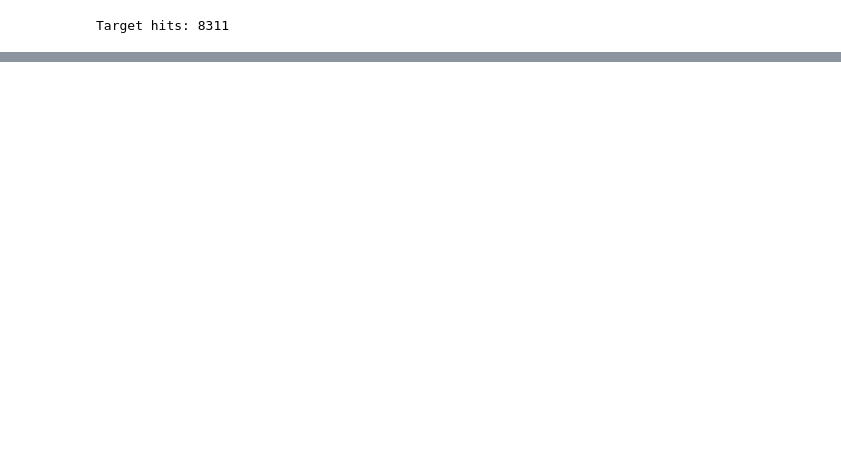
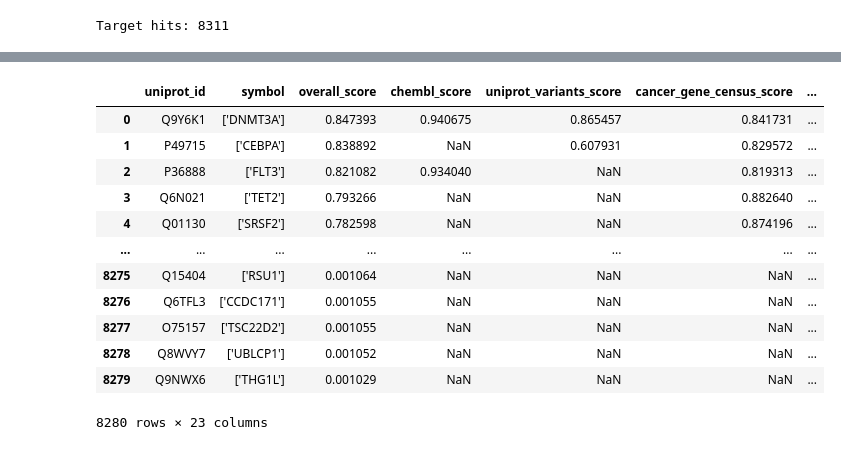
Before and after one commit to martina-occhetta/AIDD_group-project, a Jupyter notebook: OT_disease_to_target/get_data_from_opentarget_using_api.ipynb, the cells around one changed output, grey strips where cells are left out. Cells and saved outputs as stored; diff of their text form; code cells hidden in the pictures; blank space fills up the shorter version.

Commit message:
add post processing for OT_disease to target

```diff
--- a/OT_disease_to_target/get_data_from_opentarget_using_api.ipynb
+++ b/OT_disease_to_target/get_data_from_opentarget_using_api.ipynb
@@ -93,0 +166,42 @@ targets_df.to_csv('target_associated_with_AML.csv', index=False)
+# %%
+uniprot_found_df = targets_df_expand[(targets_df_expand['uniprot_id'] != "Not found")].sort_values(by=['uniprot_id', 'overall_score'], ascending=False)
+uniprot_non_found_df = targets_df_expand[(targets_df_expand['uniprot_id'] == "Not found")]
+# %%
+uniprot_found_df_new = (uniprot_found_df.groupby(['uniprot_id'])
+                        .agg({
+                            'symbol': lambda x: str(x.tolist()),
+                            'overall_score': 'mean',
+                            'chembl_score': 'mean',
+                            'uniprot_variants_score': 'mean', 'cancer_gene_census_score':'mean', 'intogen_score': 'mean',
+                            'eva_somatic_score': 'mean', 'eva_score': 'mean', 'uniprot_literature_score': 'mean',
+                            'gene_burden_score': 'mean', 'slapenrich_score': 'mean', 'cancer_biomarkers_score': 'mean',
+                            'europepmc_score': 'mean', 'genomics_england_score': 'mean', 'gene2phenotype_score': 'mean',
+                            'clingen_score': 'mean', 'orphanet_score': 'mean', 'impc_score': 'mean', 'crispr_score': 'mean',
+                            'expression_atlas_score': 'mean', 'reactome_score': 'mean', 'ot_genetics_portal_score': 'mean'
+                            })
+                        .reset_index())
+
+uniprot_found_df_new.sort_values(by='overall_score', ascending=False, inplace=True)
+uniprot_found_df_new.reset_index(drop=True, inplace=True)
+
+
+uniprot_non_found_df =  (uniprot_non_found_df.groupby(['symbol'])
+                         .agg({
+                            'uniprot_id': lambda x: str(x.to_list()[0]),
+                            'overall_score': 'mean',
+                            'chembl_score': 'mean',
+                            'uniprot_variants_score': 'mean', 'cancer_gene_census_score':'mean', 'intogen_score': 'mean',
+                            'eva_somatic_score': 'mean', 'eva_score': 'mean', 'uniprot_literature_score': 'mean',
+                            'gene_burden_score': 'mean', 'slapenrich_score': 'mean', 'cancer_biomarkers_score': 'mean',
+                            'europepmc_score': 'mean', 'genomics_england_score': 'mean', 'gene2phenotype_score': 'mean',
+                            'clingen_score': 'mean', 'orphanet_score': 'mean', 'impc_score': 'mean', 'crispr_score': 'mean',
+                            'expression_atlas_score': 'mean', 'reactome_score': 'mean', 'ot_genetics_portal_score': 'mean'
+                            })
+                        .reset_index())
+
+uniprot_non_found_df['symbol'] = [f"['{each}']" for each in uniprot_non_found_df['symbol']]
+
+
+targets_df_new = pd.concat([uniprot_found_df_new, uniprot_non_found_df], axis=0)
+targets_df_new.sort_values(by='overall_score', ascending=False, inplace=True)
+targets_df_new.reset_index(drop=True, inplace=True)
@@ -93,0 +224,16 @@ targets_df.to_csv('target_associated_with_AML.csv', index=False)
+# %%
+targets_df_new
+# %% [output]
+|  | uniprot_id | symbol | overall_score | chembl_score | uniprot_variants_score | cancer_gene_census_score | ... |
+| 0 | Q9Y6K1 | ['DNMT3A'] | 0.847393 | 0.940675 | 0.865457 | 0.841731 | ... |
+| 1 | P49715 | ['CEBPA'] | 0.838892 | NaN | 0.607931 | 0.829572 | ... |
+| 2 | P36888 | ['FLT3'] | 0.821082 | 0.934040 | NaN | 0.819313 | ... |
+| 3 | Q6N021 | ['TET2'] | 0.793266 | NaN | NaN | 0.882640 | ... |
+| 4 | Q01130 | ['SRSF2'] | 0.782598 | NaN | NaN | 0.874196 | ... |
+| ... | ... | ... | ... | ... | ... | ... | ... |
+| 8275 | Q15404 | ['RSU1'] | 0.001064 | NaN | NaN | NaN | ... |
+| 8276 | Q6TFL3 | ['CCDC171'] | 0.001055 | NaN | NaN | NaN | ... |
+| 8277 | O75157 | ['TSC22D2'] | 0.001055 | NaN | NaN | NaN | ... |
+| 8278 | Q8WVY7 | ['UBLCP1'] | 0.001052 | NaN | NaN | NaN | ... |
+| 8279 | Q9NWX6 | ['THG1L'] | 0.001029 | NaN | NaN | NaN | ... |
+8280 rows × 23 columns
```
Also changed, not shown: parts of 15 cells of this notebook, 4 other files.
